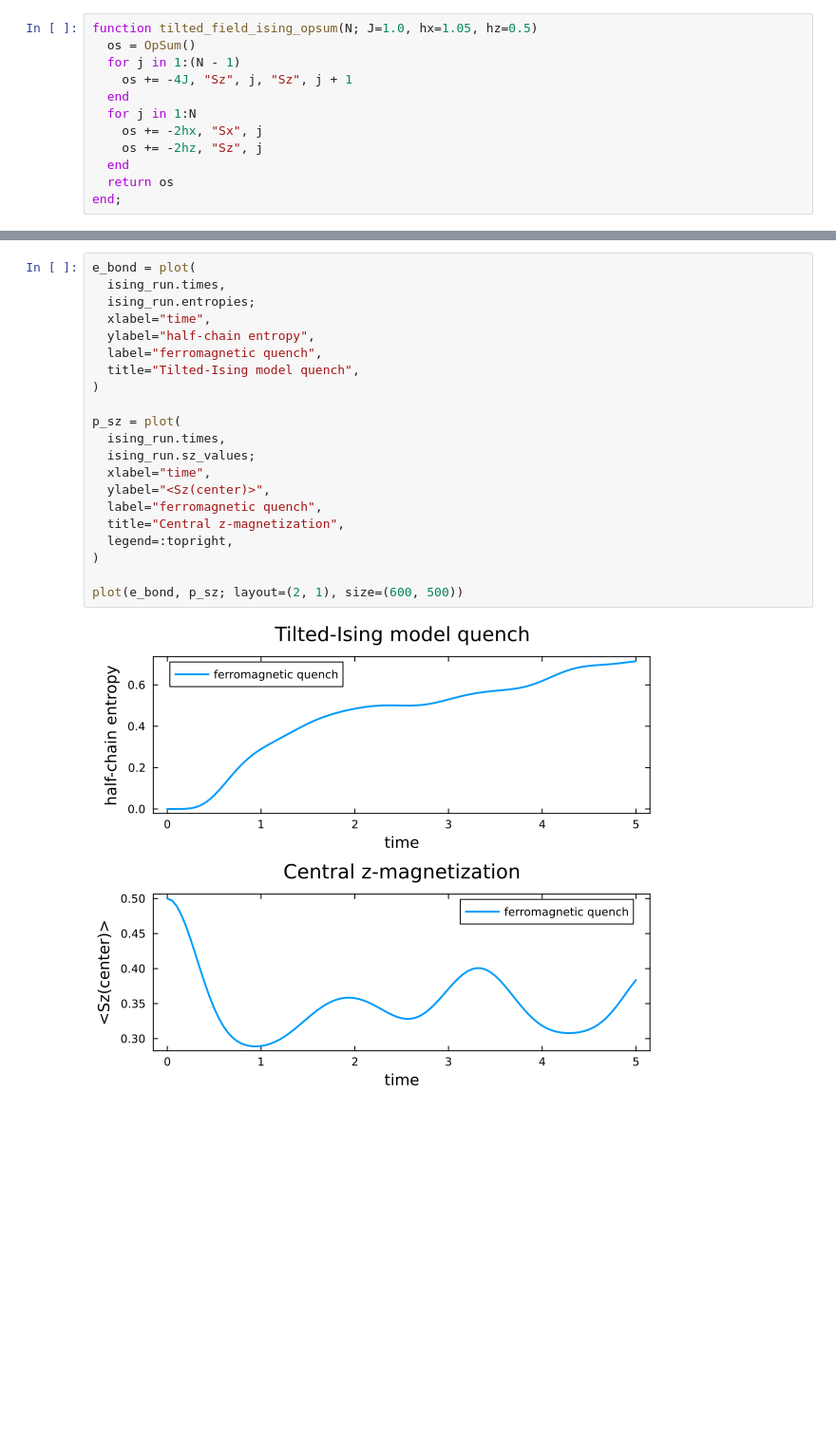
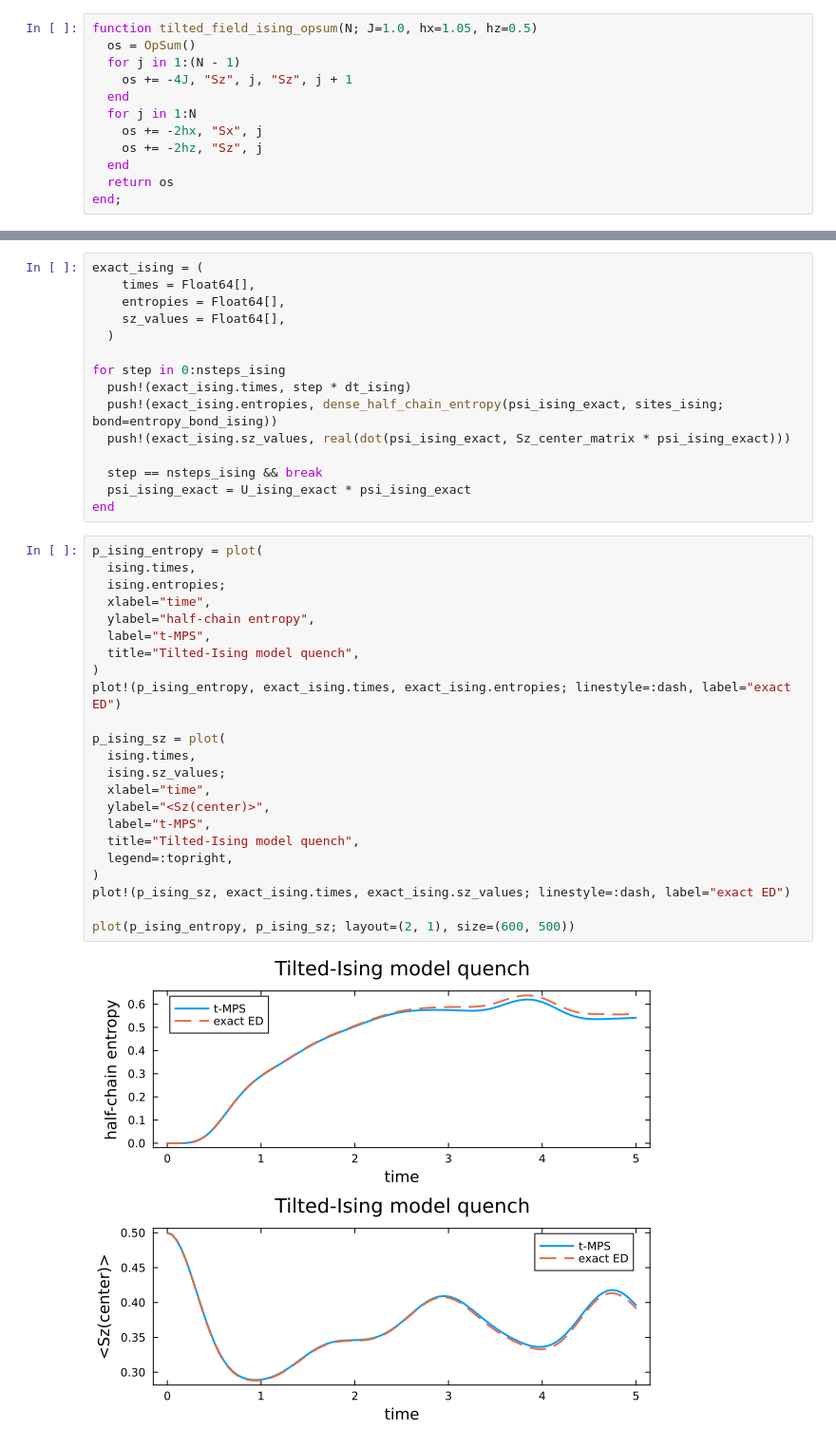
Before and after one commit to StephenRClark/tqd2026, a Jupyter notebook: 01_t-MPS_pure_state_evolution.ipynb, the cells around one changed output, grey strips where cells are left out. Shown at 95% size. Drawn from its saved outputs; the diff is of its cells as text; blank space fills up the shorter version.

Commit message:
Updated notebook 1 and helper functions
Added exact diagonalization comparison to notebook 1's final example.

```diff
--- a/01_t-MPS_pure_state_evolution.ipynb
+++ b/01_t-MPS_pure_state_evolution.ipynb
@@ -232,23 +258,40 @@ psi_ising0 = MPS(ComplexF64, sites_ising, "Up");
+# %%
+exact_ising = (
+    times = Float64[],
+    entropies = Float64[],
+    sz_values = Float64[],
+  )
+
+for step in 0:nsteps_ising
+  push!(exact_ising.times, step * dt_ising)
+  push!(exact_ising.entropies, dense_half_chain_entropy(psi_ising_exact, sites_ising; bond=entropy_bond_ising))
+  push!(exact_ising.sz_values, real(dot(psi_ising_exact, Sz_center_matrix * psi_ising_exact)))
+
+  step == nsteps_ising && break
+  psi_ising_exact = U_ising_exact * psi_ising_exact
+end
 # %%
-e_bond = plot(
-  ising_run.times,
-  ising_run.entropies;
+p_ising_entropy = plot(
+  ising.times,
+  ising.entropies;
   xlabel="time",
   ylabel="half-chain entropy",
-  label="ferromagnetic quench",
+  label="t-MPS",
   title="Tilted-Ising model quench",
 )
+plot!(p_ising_entropy, exact_ising.times, exact_ising.entropies; linestyle=:dash, label="exact ED")
 
-p_sz = plot(
-  ising_run.times,
-  ising_run.sz_values;
+p_ising_sz = plot(
+  ising.times,
+  ising.sz_values;
   xlabel="time",
   ylabel="<Sz(center)>",
-  label="ferromagnetic quench",
-  title="Central z-magnetization",
+  label="t-MPS",
+  title="Tilted-Ising model quench",
   legend=:topright,
 )
+plot!(p_ising_sz, exact_ising.times, exact_ising.sz_values; linestyle=:dash, label="exact ED")
 
-plot(e_bond, p_sz; layout=(2, 1), size=(600, 500))
+plot(p_ising_entropy, p_ising_sz; layout=(2, 1), size=(600, 500))
 # %% [output]
-[figure, old version]
+[figure, new version]
```
Also changed, not shown: parts of 17 cells of this notebook, 1 other file.
